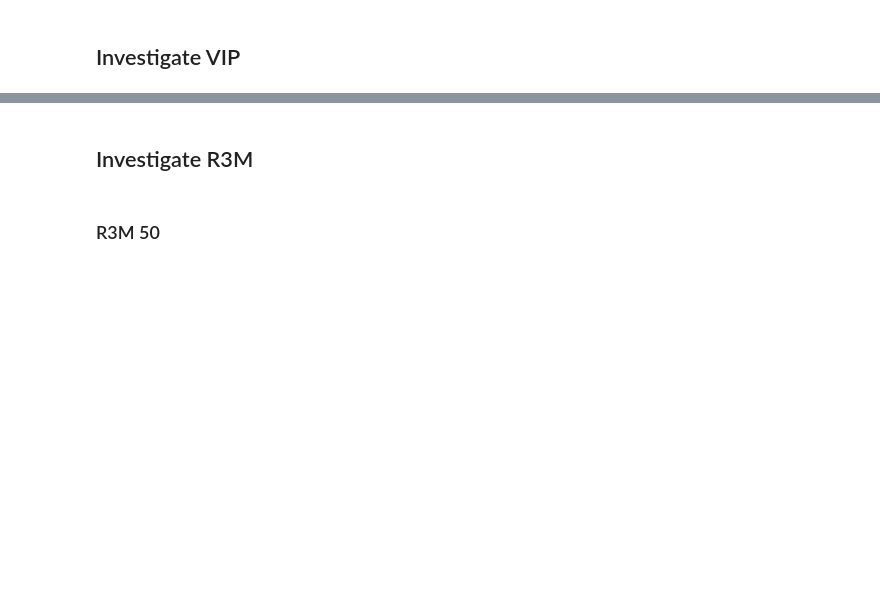
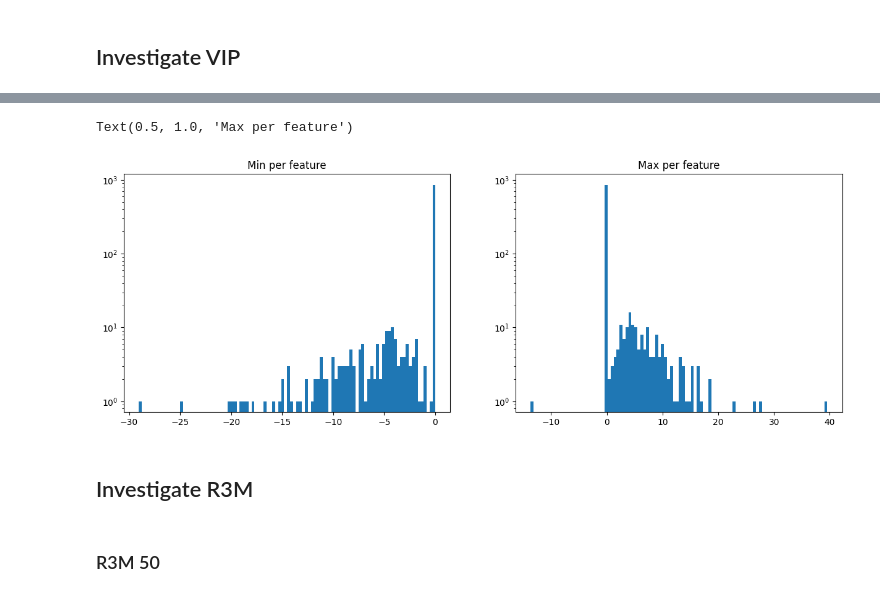
Before and after one commit to ankile/robust-rearrangement, a Jupyter notebook: notebooks/10_la_investigate_data.ipynb, the cells around one changed output, grey strips where cells are left out. Cells and saved outputs as stored; diff of their text form; code cells hidden in the pictures; blank space fills up the shorter version.

```diff
--- a/notebooks/10_la_investigate_data.ipynb
+++ b/notebooks/10_la_investigate_data.ipynb
@@ -78,3 +59,23 @@ min: -29.05980110168457, max: 39.561981201171875, mean: 0.01705080084502697, std
+# %%
+# Find min and max for each feature and plot the distribution
+feature1 = vip[:, :1024]
+feature2 = vip[:, 1024:]
+
+feature = np.concatenate([feature1, feature2], axis=0)
+
+min_per_dim = np.min(feature, axis=0)
+max_per_dim = np.max(feature, axis=0)
+
+fig, (ax1, ax2) = plt.subplots(1, 2, figsize=(15, 5))
+
+ax1.hist(min_per_dim, bins=100, log=True)
+ax1.set_title("Min per feature")
+
+ax2.hist(max_per_dim, bins=100, log=True)
+ax2.set_title("Max per feature")
+# %% [output]
+Text(0.5, 1.0, 'Max per feature')
+[figure, added]
 # %% [markdown]
 ## Investigate R3M
 # %% [markdown]
```
Also changed, not shown: parts of 14 cells of this notebook, 5 other files.
